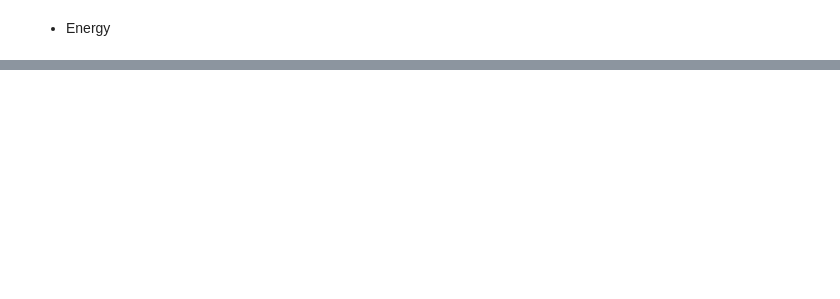
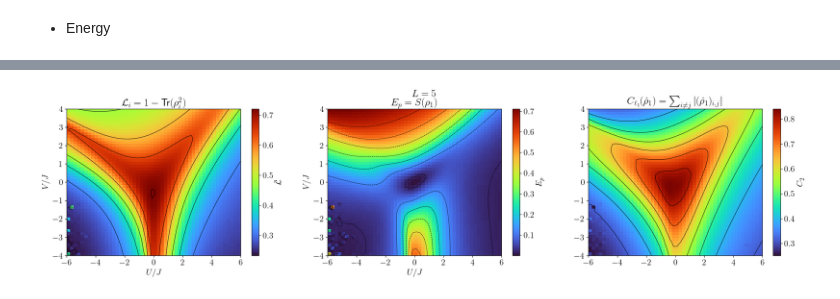
Before and after one commit to FelipePicoli/Extended_Hubbard_Model, a Jupyter notebook: notebooks/EHM_phase_diagram.ipynb, the cells around one changed output, grey strips where cells are left out. Cells and saved outputs as stored; diff of their text form; code cells hidden in the pictures; blank space fills up the shorter version.

```diff
--- a/notebooks/EHM_phase_diagram.ipynb
+++ b/notebooks/EHM_phase_diagram.ipynb
@@ -230,0 +185,65 @@ plt.show()
+# %%
+# _, _, _ , _, E_p, avg_linear_entropy,  U_vals, V_vals = load_data(L, U_max, V_max, N_Points)
+
+# Create a figure with two subplots
+fig, ax1 = plt.subplots(1, 3, figsize=(25, 5))
+plt.suptitle(f"$L = {L}$")
+
+# Shared colorbar normalization - thanks chatgpt
+# vmin = min(np.min(avg_linear_entropy), np.min(E_p))
+# vmax = max(np.max(avg_linear_entropy), np.max(E_p))
+
+U_min = -U_max
+V_min = -V_max
+
+# E_p = E_p / np.max(E_p)
+# avg_linear_entropy = avg_linear_entropy / np.max(avg_linear_entropy)
+
+# Contour
+X, Y = np.meshgrid(U_vals, V_vals)
+
+im0 = ax1[0].imshow(avg_linear_entropy, origin="lower", extent=[U_min, U_max, V_min, V_max], aspect="auto", cmap="turbo")# , vmin=vmin, vmax=vmax)
+fig.colorbar(im0, ax = ax1[0], orientation='vertical', label=r"$\bar{\mathcal{L}}$") # /\text{max}(\bar{\mathcal{L}})$")
+
+ax1[0].contour(X, Y, avg_linear_entropy, colors='black', linewidths=0.7)
+
+
+im1 = ax1[1].imshow(E_p + np.log2(L), origin="lower", extent=[U_min, U_max, V_min, V_max], aspect="auto", cmap="turbo") #  , vmin=vmin, vmax=vmax)
+fig.colorbar(im1, ax = ax1[1], orientation='vertical',  label=r"$E_p$") #  / \text{max}(E_{p})$")
+ax1[1].contour(X, Y, E_p, colors='black', linewidths=0.7)
+
+
+im2 = ax1[2].imshow(quantum_coh, origin="lower", extent=[U_min, U_max, V_min, V_max], aspect="auto", cmap="turbo") #  , vmin=vmin, vmax=vmax)
+fig.colorbar(im2, ax = ax1[2], orientation='vertical',  label=r"$C_2$")
+ax1[2].contour(X, Y, quantum_coh, colors='black', linewidths=0.7)
+1
+# bar = plt.colorbar(im0, orientation='vertical', shrink=0.8, label=r"$E_p$")
+ax1[0].set_xlabel(r"$U / J$")
+ax1[0].set_ylabel(r"$V / J$")
+
+ax1[1].set_xlabel(r"$U / J$")
+ax1[1].set_ylabel(r"$V / J$")
+
+ax1[0].set_title(r"$\mathcal{L}_i = 1 - \text{Tr}(\rho_i^2)$")
+ax1[1].set_title(r"$E_p = S(\rho_1)$")
+ax1[2].set_title(r"$C_{\ell_1}(\hat{\rho}_1) = \sum_{i\neq j}|(\hat{\rho}_1)_{i, j}|$")
+
+# ax1[0].hlines(0, 0, -6.0, colors="white", linestyles='solid')
+# ax1[1].hlines(0, 0, -6.0, colors="white", linestyles='solid')
+## Plot line U = 2V
+# V_range = np.linspace(0, U_max / 2, N_Points)
+# U_range = 2 * V_range
+# ax1[0].plot(U_range, V_range, 'w', linewidth=1)
+# ax1[1].plot(U_range, V_range, 'w', linewidth=1)
+# ax1[0].plot(U_range, -V_range, 'w', linewidth=1)
+# ax1[1].plot(U_range, -V_range, 'w', linewidth=1)
+# ax1[2].plot(U_range, -V_range, 'w', linewidth=1# )
+# ax1[0].text(-4, 2, "CDW random_MPS", fontweight='bold', color = "white", fontsize=18)
+# ax1[0].text(2, 0, "SDW random_MPS", fontweight='bold', color = "white", fontsize=18)
+# ax1[1].text(-4, 2, "CDW random_MPS", fontweight='bold', color = "white", fontsize=18)
+# ax1[1].text(2, 0, "SDW random_MPS", fontweight='bold', color = "white", fontsize=18)
+
+fig.savefig(f"{figures_path}/{model}_{exec}/entanglement_entropy_1_RDM_L={L}_NPoints={N_Points}.png", dpi=100, bbox_inches='tight')
+plt.show()
+# %% [output]
+[figure, added]
```
Also changed, not shown: parts of 7 cells of this notebook, 47 other files.
